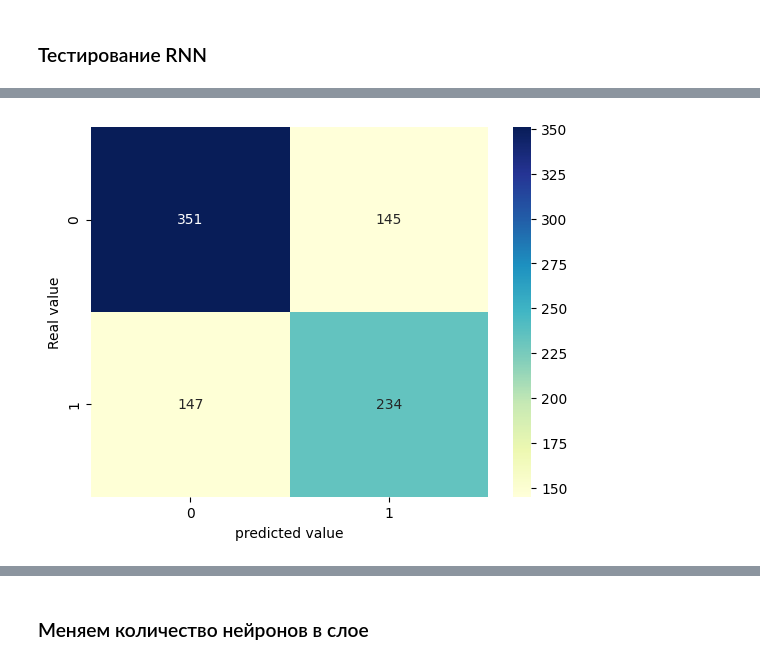
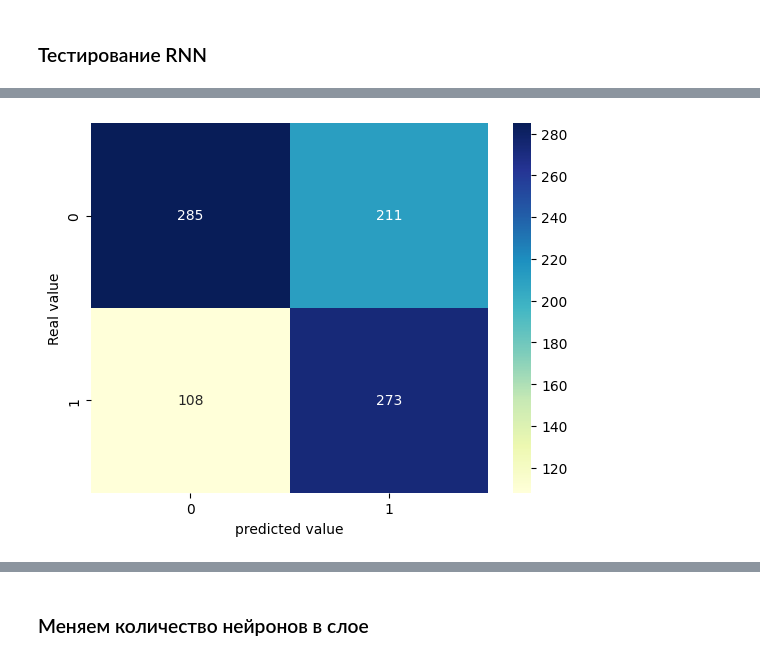
Before and after one commit to IlyaPhil/UFC-predictor, a Jupyter notebook: dl_binary_classifiers.ipynb, the cells around one changed output, grey strips where cells are left out. Saved outputs shown, nothing was run; the diff lists cells and outputs as text; code cells hidden in the pictures.

```diff
--- a/dl_binary_classifiers.ipynb
+++ b/dl_binary_classifiers.ipynb
@@ -19,8 +19,8 @@ import warnings
 warnings.filterwarnings('ignore')
 # %%
 # data = pd.read_csv('data_preprocessed/data_combined_4000.csv', index_col='Unnamed: 0')
-data = pd.read_csv('data_preprocessed/data_new_featured_3511.csv', index_col='Unnamed: 0')
-# data = data.loc[:2200, :]
+data = pd.read_csv('data_preprocessed/data_new_3511.csv', index_col='Unnamed: 0')
+# data = data.loc[:2000, :]
 # %%
 X = data.drop(['Result'], axis=1)
 y = data['Result']
@@ -485,7 +551,7 @@ class PredictionNetwork(nn.Module):
         return x
 # %%
 # Инициализация моделей
-embedding_network = EmbeddingNetwork(input_dim=18, embedding_dim=180)
+embedding_network = EmbeddingNetwork(input_dim=19, embedding_dim=180)
 prediction_network = PredictionNetwork(embedding_dim=180)
 
 # Определение функции потерь и оптимизатора
@@ -499,8 +565,8 @@ for epoch in range(60):
         y = batch['y']
 
         # Разделение входных данных на пары бойцов
-        x1 = x[:, :18]
-        x2 = x[:, 18:]
+        x1 = x[:, :19]
+        x2 = x[:, 19:]
 
         # Получение эмбеддингов
         embedding1 = embedding_network(x1)
@@ -802,16 +850,20 @@ with torch.no_grad():
     total_correct = 0
     predicted_labels = []
     test_labels = []
+    predicted_probas = []
+
     for batch in test_loader:
         inputs, labels = batch
         outputs = model(inputs)
         predicted = (outputs > 0.5).float()
         predicted_labels.extend(predicted.numpy().flatten())
         test_labels.extend(labels.numpy().flatten())
+        predicted_probas.extend(outputs.numpy().flatten())
 
 # Преобразовать списки в numpy массивы
 predicted_labels = np.array(predicted_labels)
 test_labels = np.array(test_labels)
+predicted_probas = np.array(predicted_probas)
 
 # Матрица ошибок
 conf_mat = confusion_matrix(test_labels, predicted_labels)
@@ -845 +897 @@ Classification report:
-[figure, old version]
+[figure, new version]
```
Also changed, not shown: parts of 19 cells of this notebook, 2 other files.
